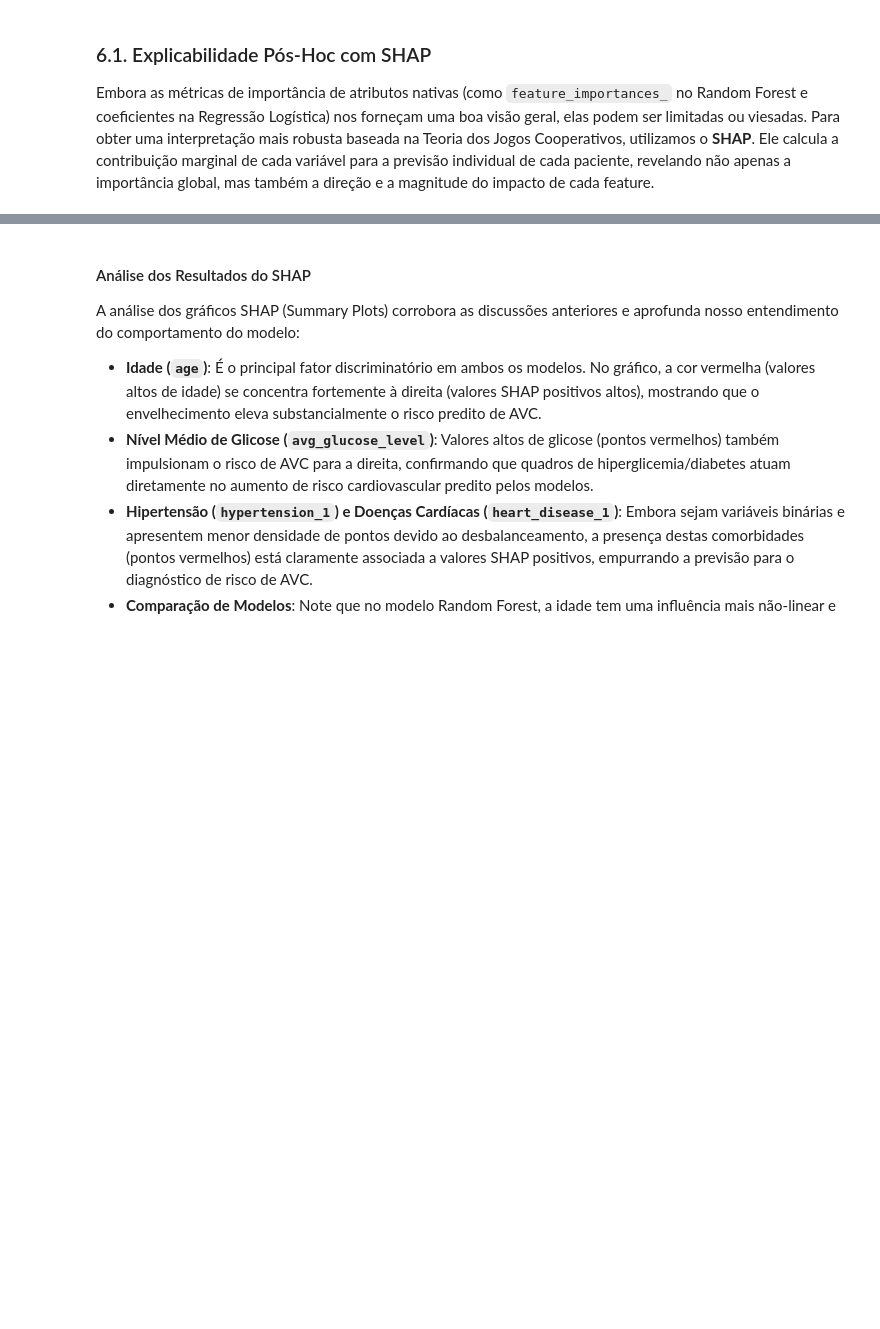
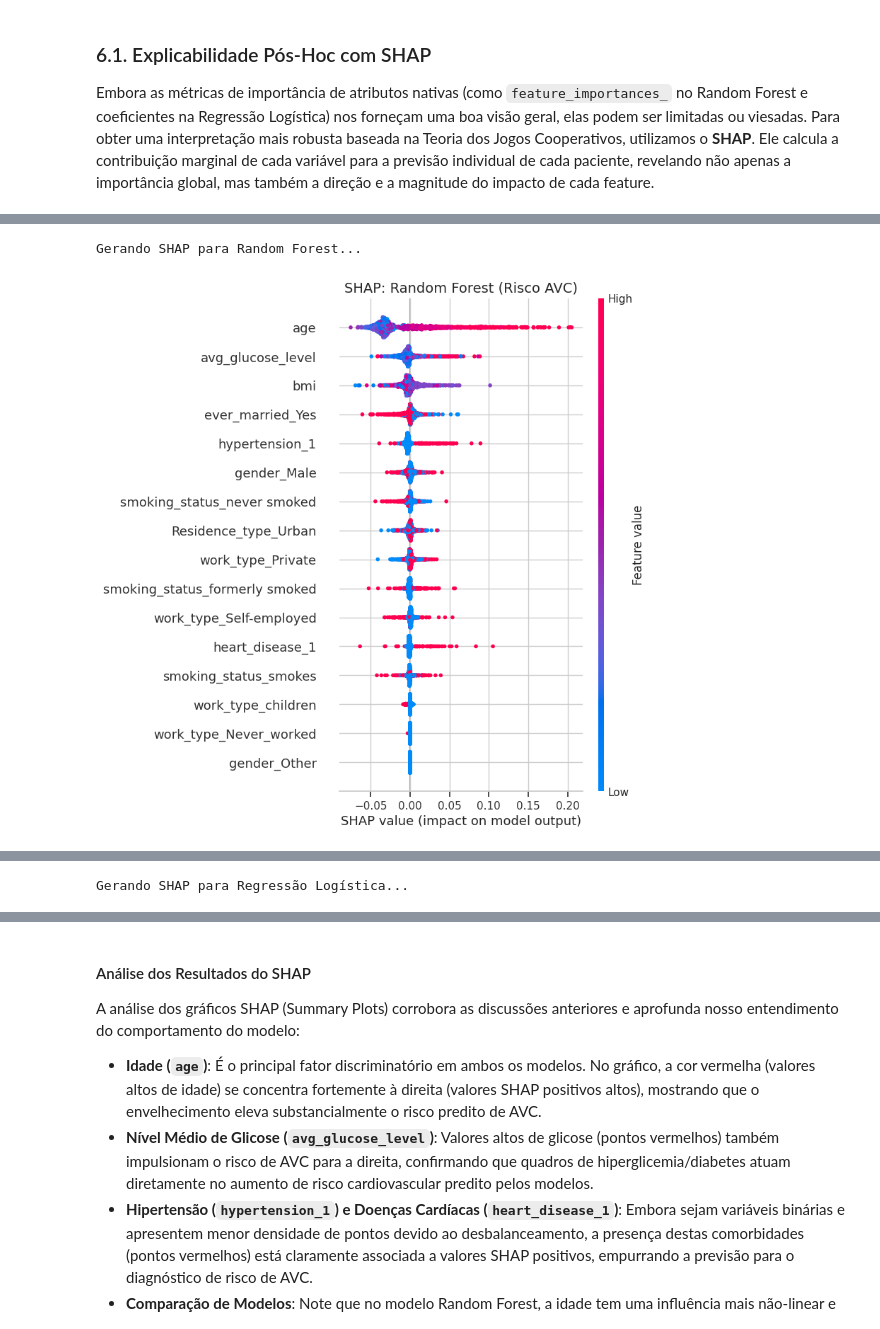
Before and after one commit to joaonovo/FIAP_10IADT-tech_challenge_fase_1, a Jupyter notebook: tech_challenge_fase_1.ipynb, the cells around one changed output, grey strips where cells are left out. Cells and saved outputs as stored; diff of their text form; code cells hidden in the pictures; blank space fills up the shorter version.

Commit message:
Ajustes para executar no Colab

```diff
--- a/tech_challenge_fase_1.ipynb
+++ b/tech_challenge_fase_1.ipynb
@@ -787,0 +706,36 @@ WARNING:shap:Background dataset has 1022 samples but max_samples=100. Subsamplin
+# %%
+import shap
+import pandas as pd
+import numpy as np
+import matplotlib.pyplot as plt
+
+preprocessor = rf_pipeline.named_steps['preprocessor']
+X_test_pre = preprocessor.transform(X_test)
+if hasattr(X_test_pre, 'toarray'): X_test_pre = X_test_pre.toarray()
+
+cat_names = preprocessor.named_transformers_['cat'].named_steps['encoder'].get_feature_names_out(categorical_features)
+feature_names = np.concatenate([numerical_features, cat_names])
+X_test_df = pd.DataFrame(X_test_pre, columns=feature_names)
+
+def plot_shap(model_step, explainer_type, title, is_rf=False):
+    explainer = explainer_type(model_step, X_test_df)
+
+    if is_rf:
+        vals = explainer.shap_values(X_test_df, check_additivity=False)
+
+        if isinstance(vals, list): vals = vals[1]
+        elif len(vals.shape) == 3: vals = vals[:, :, 1]
+    else:
+        vals = explainer.shap_values(X_test_df)
+
+    plt.figure(figsize=(10, 5))
+    shap.summary_plot(vals, X_test_df, show=False)
+    plt.title(title, fontsize=14)
+    plt.show()
+
+print("Gerando SHAP para Random Forest...")
+plot_shap(rf_pipeline.named_steps['classifier'], shap.TreeExplainer, "SHAP: Random Forest (Risco AVC)", is_rf=True)
+
+print("Gerando SHAP para Regressão Logística...")
+plot_shap(lr_pipeline.named_steps['classifier'], shap.LinearExplainer, "SHAP: Regressão Logística (Risco AVC)")
+# %% [output]
@@ -787,0 +743,2 @@ WARNING:shap:Background dataset has 1022 samples but max_samples=100. Subsamplin
+Gerando SHAP para Random Forest...
+[figure, added]
@@ -787,0 +746 @@ WARNING:shap:Background dataset has 1022 samples but max_samples=100. Subsamplin
+Gerando SHAP para Regressão Logística...
```
Also changed, not shown: parts of 24 cells of this notebook.
